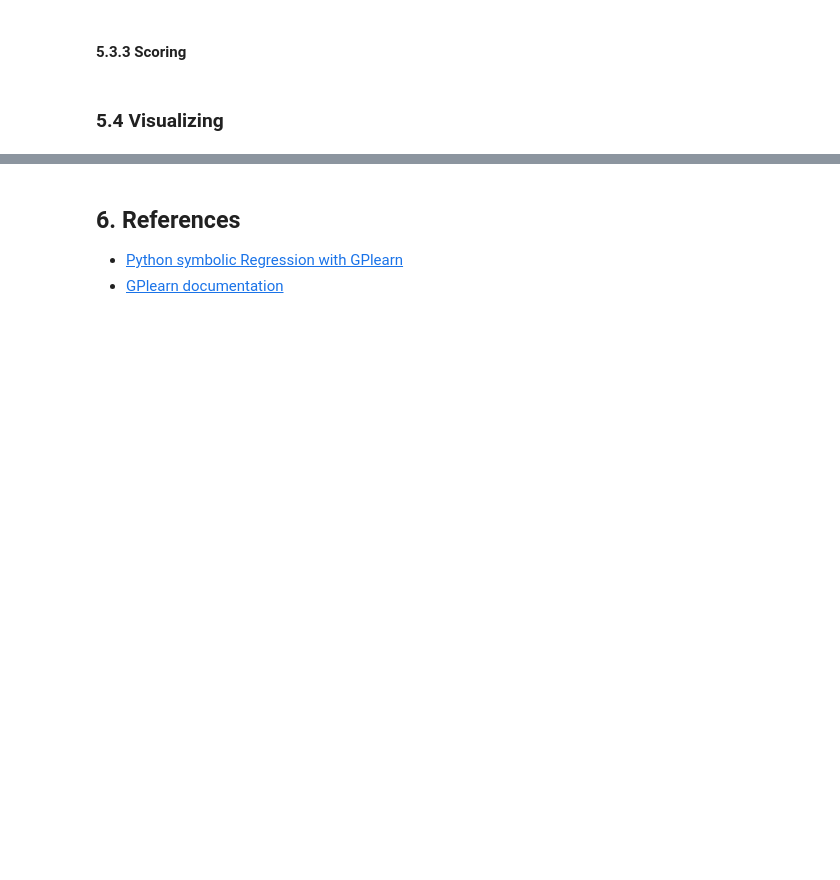
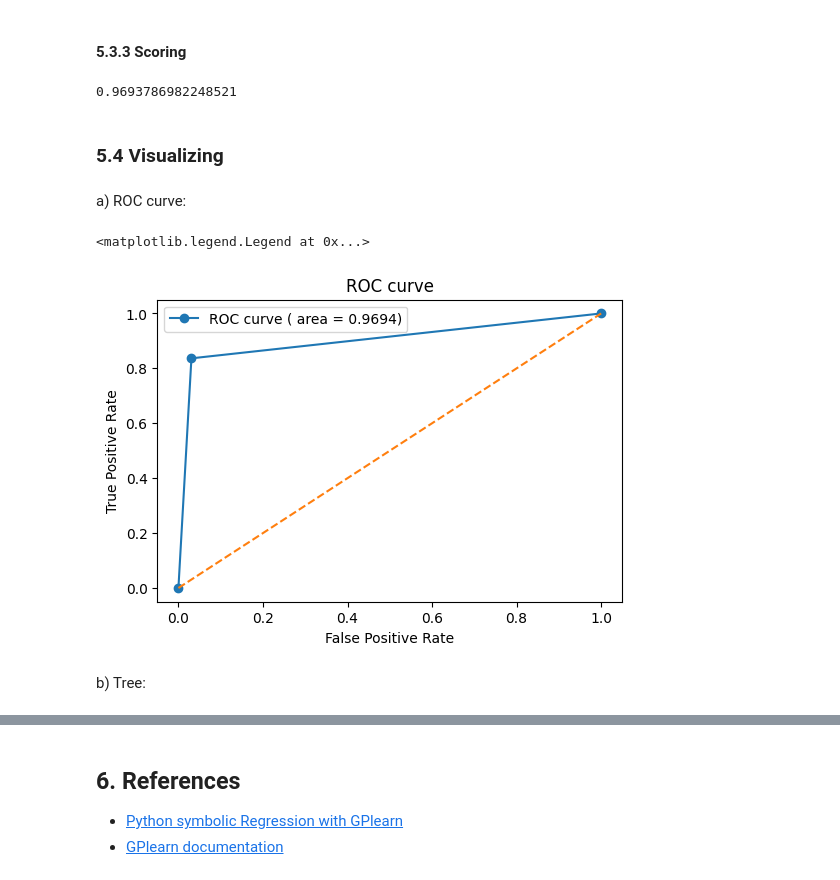
Before and after one commit to natalidesanti/symbolic_regression, a Jupyter notebook: symbolic_regression.ipynb, the cells around one changed output, grey strips where cells are left out. Drawn from its saved outputs; the diff is of its cells as text; code cells hidden in the pictures; blank space fills up the shorter version.

Commit message:
Including ROC curve for classificatin and fixing some typos

```diff
--- a/symbolic_regression.ipynb
+++ b/symbolic_regression.ipynb
@@ -451,9 +536,37 @@ y_gpclas = est.predict_proba(X_test)[:,1]
 # %% [markdown]
 #### 5.3.3 Scoring
 # %%
-roc_auc_score(y_test, y_gpclas)
+score = roc_auc_score(y_test, y_gpclas)
+score
+# %% [output]
+0.9693786982248521
 # %% [markdown]
 ### 5.4 Visualizing
+# %% [markdown]
+a) ROC curve:
+# %%
+cutoff = 0.7
+y_test_classes = np.zeros_like(y_test)
+y_test_classes[y_test > cutoff] = 1
+
+cutoff = 0.7
+y_gpclas_classes = np.zeros_like(y_gpclas)
+y_gpclas_classes[y_gpclas > cutoff] = 1
+# %%
+fpr, tpr, thresholds = roc_curve(y_test_classes, y_gpclas_classes)
+# %%
+plt.figure(dpi=100)
+plt.plot(fpr, tpr, '-o', label = r'ROC curve ( area = {:.4})'.format(score))
+plt.plot([0, 1], [0, 1], linestyle='--')
+plt.xlabel('False Positive Rate')
+plt.ylabel('True Positive Rate')
+plt.title('ROC curve')
+plt.legend()
+# %% [output]
+<matplotlib.legend.Legend at 0x...>
+[figure, added]
+# %% [markdown]
+b) Tree:
 # %%
 dot_data = est._program.export_graphviz()
 graph = graphviz.Source(dot_data)
```
Also changed, not shown: parts of 37 cells of this notebook, 3 other files.
